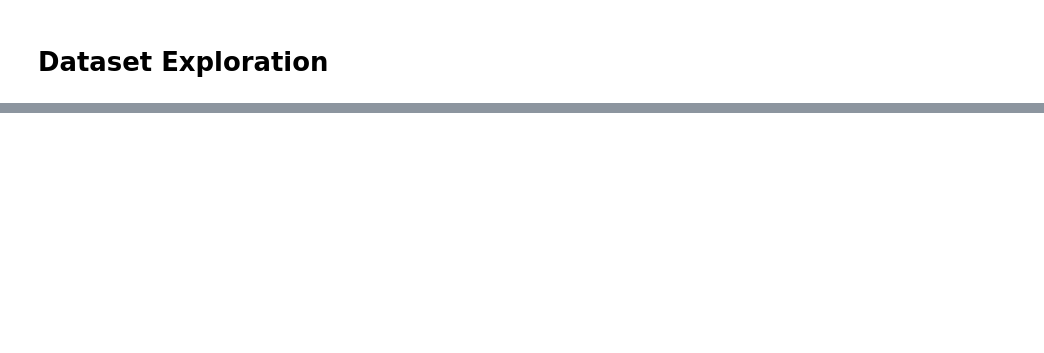
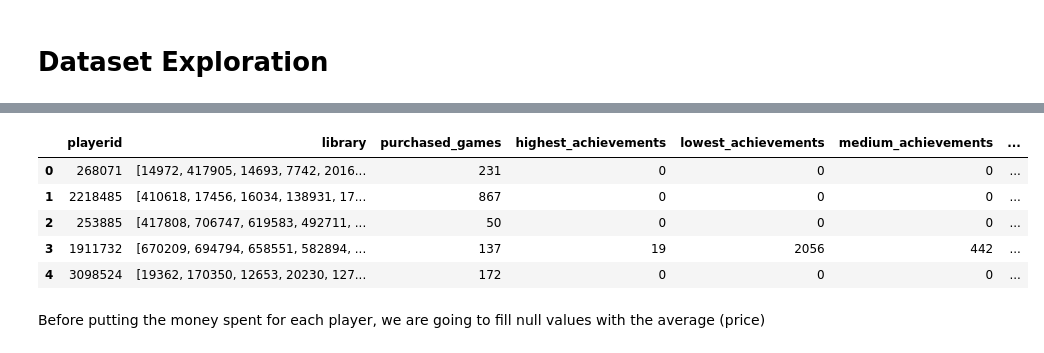
Before and after one commit to hr-vasquez/ml_players, a Jupyter notebook: ml_exploration.ipynb, the cells around one changed output, grey strips where cells are left out. Cells and saved outputs as stored; diff of their text form; code cells hidden in the pictures; blank space fills up the shorter version.

```diff
--- a/ml_exploration.ipynb
+++ b/ml_exploration.ipynb
@@ -83,0 +125,11 @@ df_games[df_games['gameid'] == 7779]
+# %%
+# Get the sum of the lowest achievements for each player
+lowest_achievements_data = set(df_achievements[df_achievements['rarity'].str.strip() == 'Bronze']['achievementid'].astype(str).str.strip())
+
+def lowest_achievements(playerId):
+    achievement_ids = df_history[df_history['playerid'] == playerId]['achievementid']
+    lowest_count = sum(achievement_id in lowest_achievements_data for achievement_id in achievement_ids)
+    return lowest_count
+
+df1['lowest_achievements'] = df1['playerid'].apply(lowest_achievements)
+df1.head()
@@ -83,0 +143,38 @@ df_games[df_games['gameid'] == 7779]
+# %%
+# Get the most played genre by each player
+def clean_genre(genre):
+    if isinstance(genre, list):
+        return genre
+    elif isinstance(genre, str):
+        try:
+            return eval(genre) if genre.startswith('[') and genre.endswith(']') else [genre]
+        except:
+            return [genre]
+    else:
+        return []
+
+game_genres_dict = df_games.set_index('gameid')['genres'].apply(clean_genre).to_dict()
+
+
+def greatest_genre(library_str):
+    library_list = eval(library_str)
+
+    all_genres = []
+    for game_id in library_list:
+        all_genres.extend(game_genres_dict.get(game_id, []))
+
+    genre_series = pd.Series(all_genres)
+    most_common_genre = genre_series.mode()[0] if not genre_series.empty else None
+    return most_common_genre
+
+df1['most_played_genre'] = df1['library'].apply(greatest_genre)
+df1.head()
+# %% [output]
+|  | playerid | library | purchased_games | highest_achievements | lowest_achievements | medium_achievements | ... |
+| 0 | 268071 | [14972, 417905, 14693, 7742, 2016... | 231 | 0 | 0 | 0 | ... |
+| 1 | 2218485 | [410618, 17456, 16034, 138931, 17... | 867 | 0 | 0 | 0 | ... |
+| 2 | 253885 | [417808, 706747, 619583, 492711, ... | 50 | 0 | 0 | 0 | ... |
+| 3 | 1911732 | [670209, 694794, 658551, 582894, ... | 137 | 19 | 2056 | 442 | ... |
+| 4 | 3098524 | [19362, 170350, 12653, 20230, 127... | 172 | 0 | 0 | 0 | ... |
+# %% [markdown]
+Before putting the money spent for each player, we are going to fill null values with the average (price)
```
Also changed, not shown: parts of 24 cells of this notebook, 1 other file.
